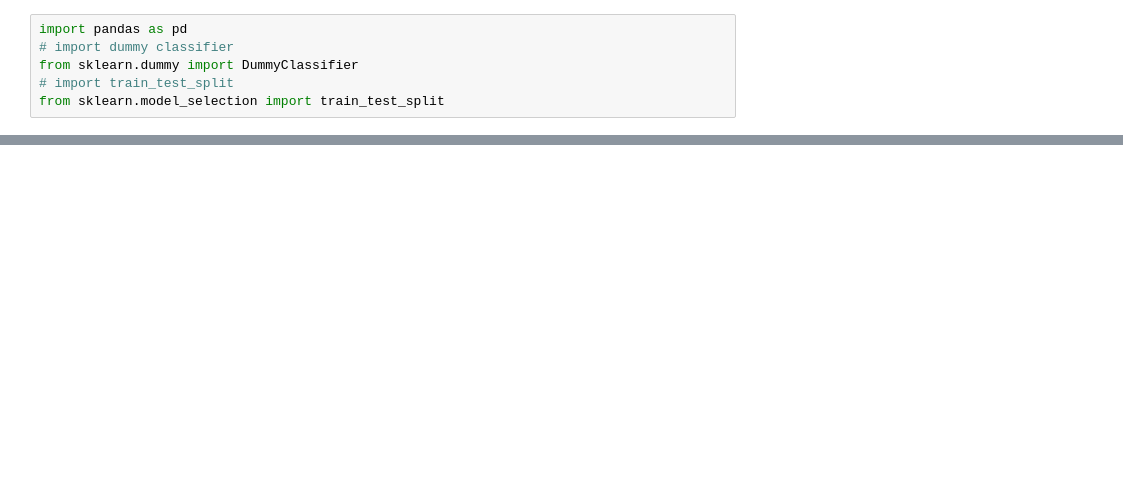
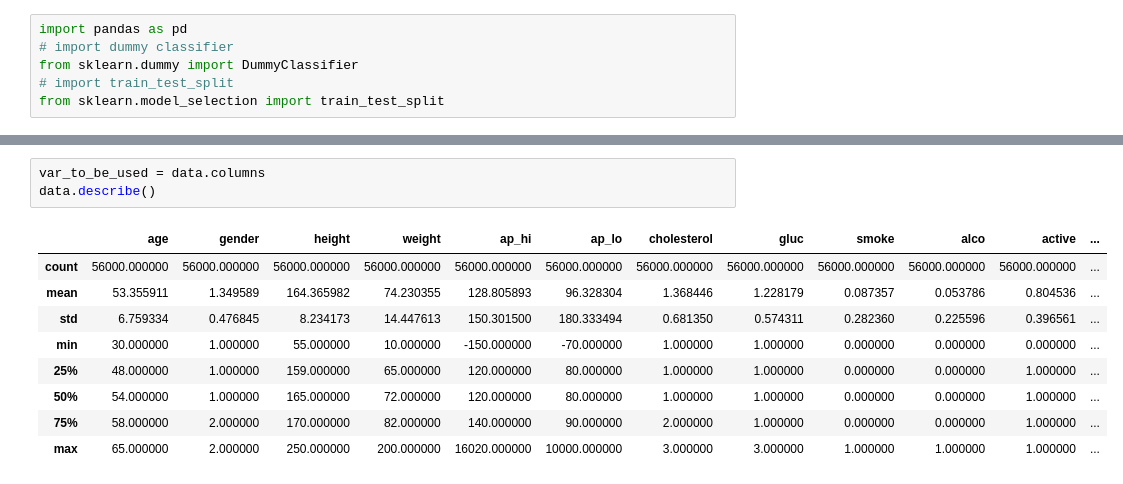
Before and after one commit to cxmedeiros/Projeto-Estatistica, a Jupyter notebook: xgboost.ipynb, the cells around one changed output, grey strips where cells are left out. Saved outputs shown, nothing was run; the diff lists cells and outputs as text; blank space fills up the shorter version.

```diff
--- a/xgboost.ipynb
+++ b/xgboost.ipynb
@@ -36,0 +51,13 @@ xgb_clf.score(x_val, y_val)
+# %%
+var_to_be_used = data.columns
+data.describe()
+# %% [output]
+|  | age | gender | height | weight | ap_hi | ap_lo | cholesterol | gluc | smoke | alco | active | ... |
+| count | 56000.000000 | 56000.000000 | 56000.000000 | 56000.000000 | 56000.000000 | 56000.000000 | 56000.000000 | 56000.000000 | 56000.000000 | 56000.000000 | 56000.000000 | ... |
+| mean | 53.355911 | 1.349589 | 164.365982 | 74.230355 | 128.805893 | 96.328304 | 1.368446 | 1.228179 | 0.087357 | 0.053786 | 0.804536 | ... |
+| std | 6.759334 | 0.476845 | 8.234173 | 14.447613 | 150.301500 | 180.333494 | 0.681350 | 0.574311 | 0.282360 | 0.225596 | 0.396561 | ... |
+| min | 30.000000 | 1.000000 | 55.000000 | 10.000000 | -150.000000 | -70.000000 | 1.000000 | 1.000000 | 0.000000 | 0.000000 | 0.000000 | ... |
+| 25% | 48.000000 | 1.000000 | 159.000000 | 65.000000 | 120.000000 | 80.000000 | 1.000000 | 1.000000 | 0.000000 | 0.000000 | 1.000000 | ... |
+| 50% | 54.000000 | 1.000000 | 165.000000 | 72.000000 | 120.000000 | 80.000000 | 1.000000 | 1.000000 | 0.000000 | 0.000000 | 1.000000 | ... |
+| 75% | 58.000000 | 2.000000 | 170.000000 | 82.000000 | 140.000000 | 90.000000 | 2.000000 | 1.000000 | 0.000000 | 0.000000 | 1.000000 | ... |
+| max | 65.000000 | 2.000000 | 250.000000 | 200.000000 | 16020.000000 | 10000.000000 | 3.000000 | 3.000000 | 1.000000 | 1.000000 | 1.000000 | ... |
```
Also changed, not shown: parts of 33 cells of this notebook, 2 other files.
